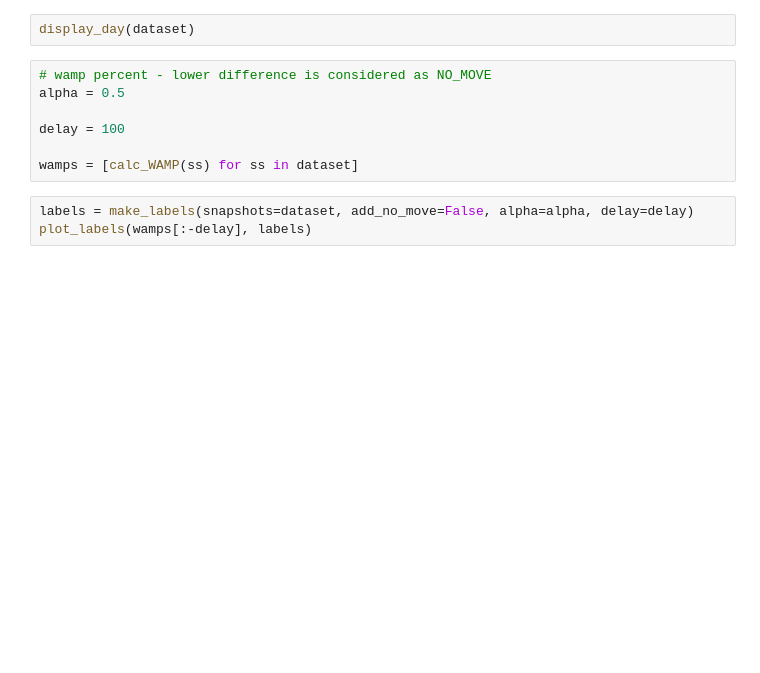
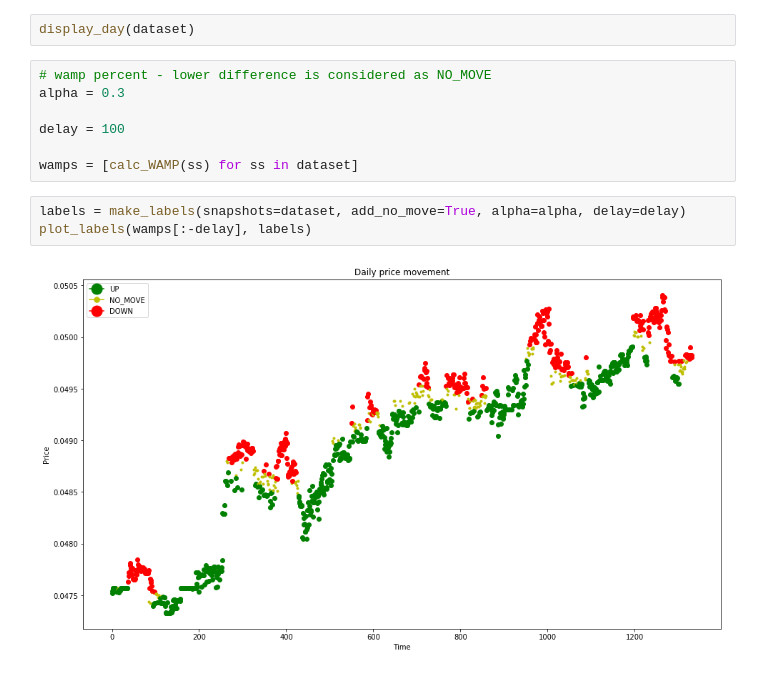
Before and after one commit to tornermarton/SemesterProject, a Jupyter notebook: datavisualization.ipynb, the cells around one changed output. Cells and saved outputs as stored; diff of their text form; blank space fills up the shorter version.

```diff
--- a/datavisualization.ipynb
+++ b/datavisualization.ipynb
@@ -69,11 +69,13 @@ display_snapshot(dataset[700])
 display_day(dataset)
 # %%
 # wamp percent - lower difference is considered as NO_MOVE
-alpha = 0.5
+alpha = 0.3
 
 delay = 100
 
 wamps = [calc_WAMP(ss) for ss in dataset]
 # %%
-labels = make_labels(snapshots=dataset, add_no_move=False, alpha=alpha, delay=delay)
+labels = make_labels(snapshots=dataset, add_no_move=True, alpha=alpha, delay=delay)
 plot_labels(wamps[:-delay], labels)
+# %% [output]
+[figure, added]
```
Also changed, not shown: 1 other file.
